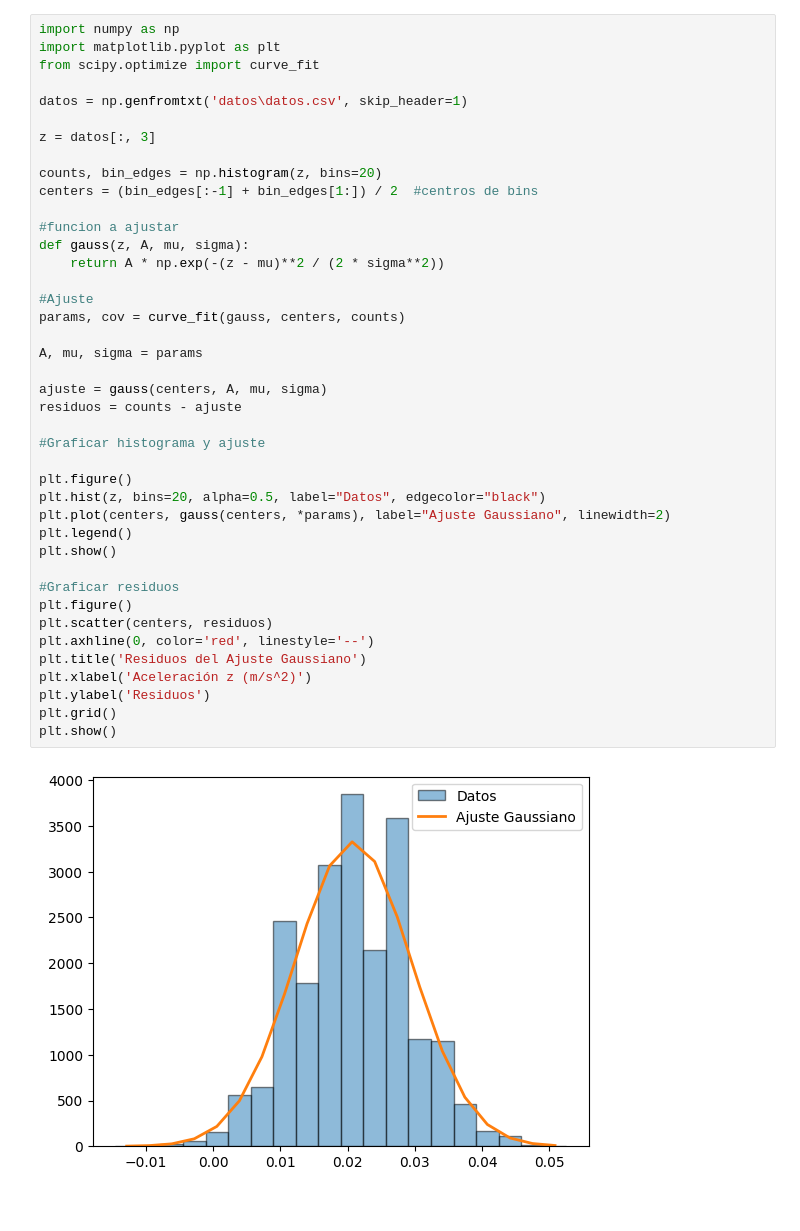
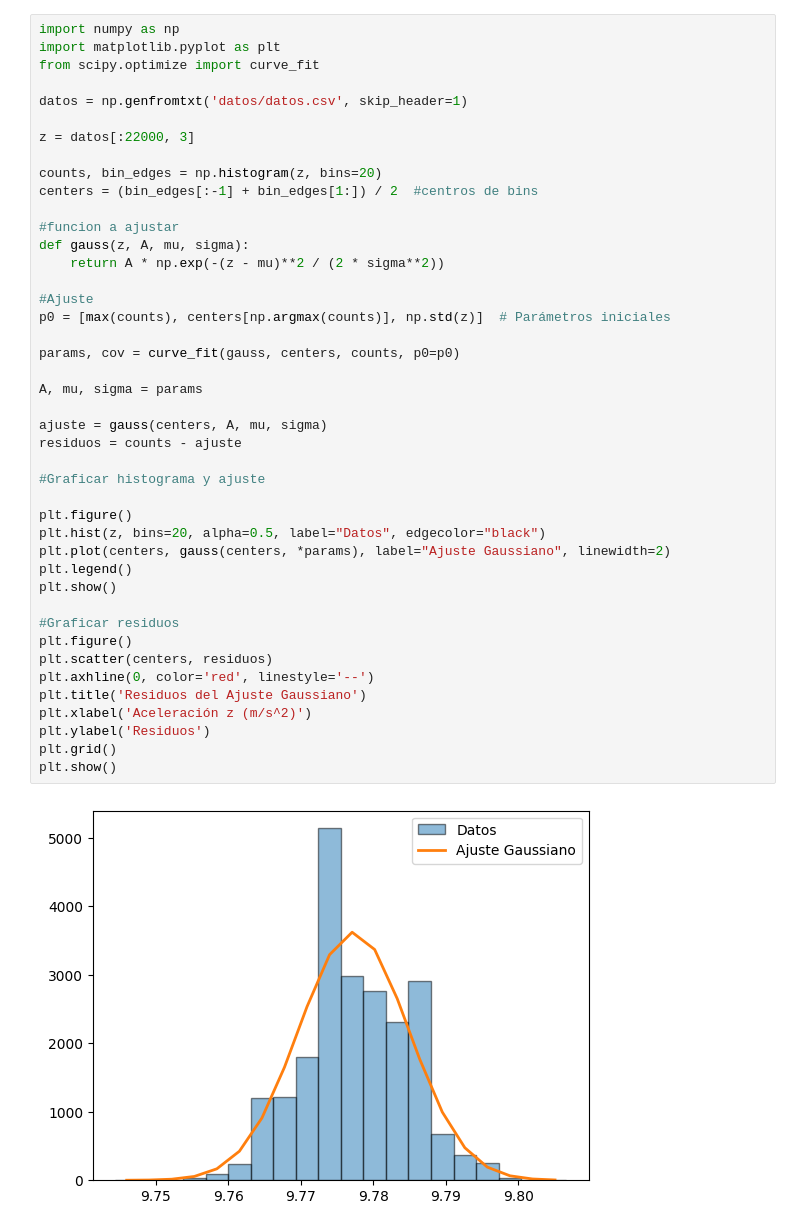
Before and after one commit to Bruniiiiin/Cosas-u, a Jupyter notebook: lc 1/Tareas/Tarea03/Tarea03.ipynb, the cells around one changed output. Saved outputs shown, nothing was run; the diff lists cells and outputs as text.

```diff
--- a/lc 1/Tareas/Tarea03/Tarea03.ipynb
+++ b/lc 1/Tareas/Tarea03/Tarea03.ipynb
@@ -47,41 +47,43 @@ import numpy as np
 import matplotlib.pyplot as plt
 from scipy.optimize import curve_fit
 
-datos = np.genfromtxt('datos\datos.csv', skip_header=1)
+datos = np.genfromtxt('datos/datos.csv', skip_header=1)
 
-z = datos[:, 3]
+z = datos[:22000, 3]
 
 counts, bin_edges = np.histogram(z, bins=20)
 centers = (bin_edges[:-1] + bin_edges[1:]) / 2  #centros de bins
 
 #funcion a ajustar
 def gauss(z, A, mu, sigma):
     return A * np.exp(-(z - mu)**2 / (2 * sigma**2))
 
 #Ajuste
-params, cov = curve_fit(gauss, centers, counts)
+p0 = [max(counts), centers[np.argmax(counts)], np.std(z)]  # Parámetros iniciales
+
+params, cov = curve_fit(gauss, centers, counts, p0=p0)
 
 A, mu, sigma = params
 
 ajuste = gauss(centers, A, mu, sigma)
 residuos = counts - ajuste
 
 #Graficar histograma y ajuste
 
 plt.figure()
 plt.hist(z, bins=20, alpha=0.5, label="Datos", edgecolor="black")
 plt.plot(centers, gauss(centers, *params), label="Ajuste Gaussiano", linewidth=2)
 plt.legend()
 plt.show()
 
 #Graficar residuos
 plt.figure()
 plt.scatter(centers, residuos)
 plt.axhline(0, color='red', linestyle='--')
 plt.title('Residuos del Ajuste Gaussiano')
 plt.xlabel('Aceleración z (m/s^2)')
 plt.ylabel('Residuos')
 plt.grid()
 plt.show()
 # %% [output]
-[figure, old version]
+[figure, new version]
```
Also changed, not shown: parts of 9 cells of this notebook, 6 other files.
